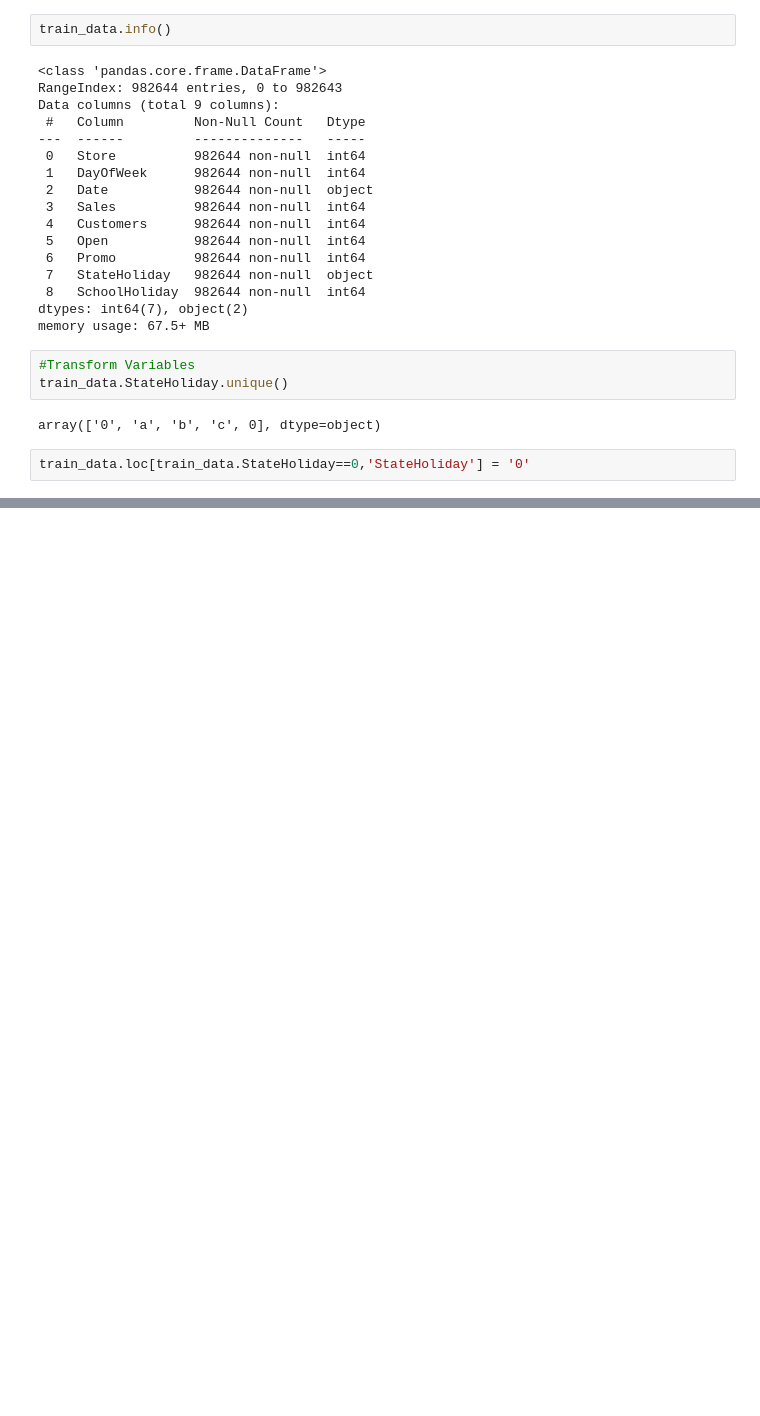
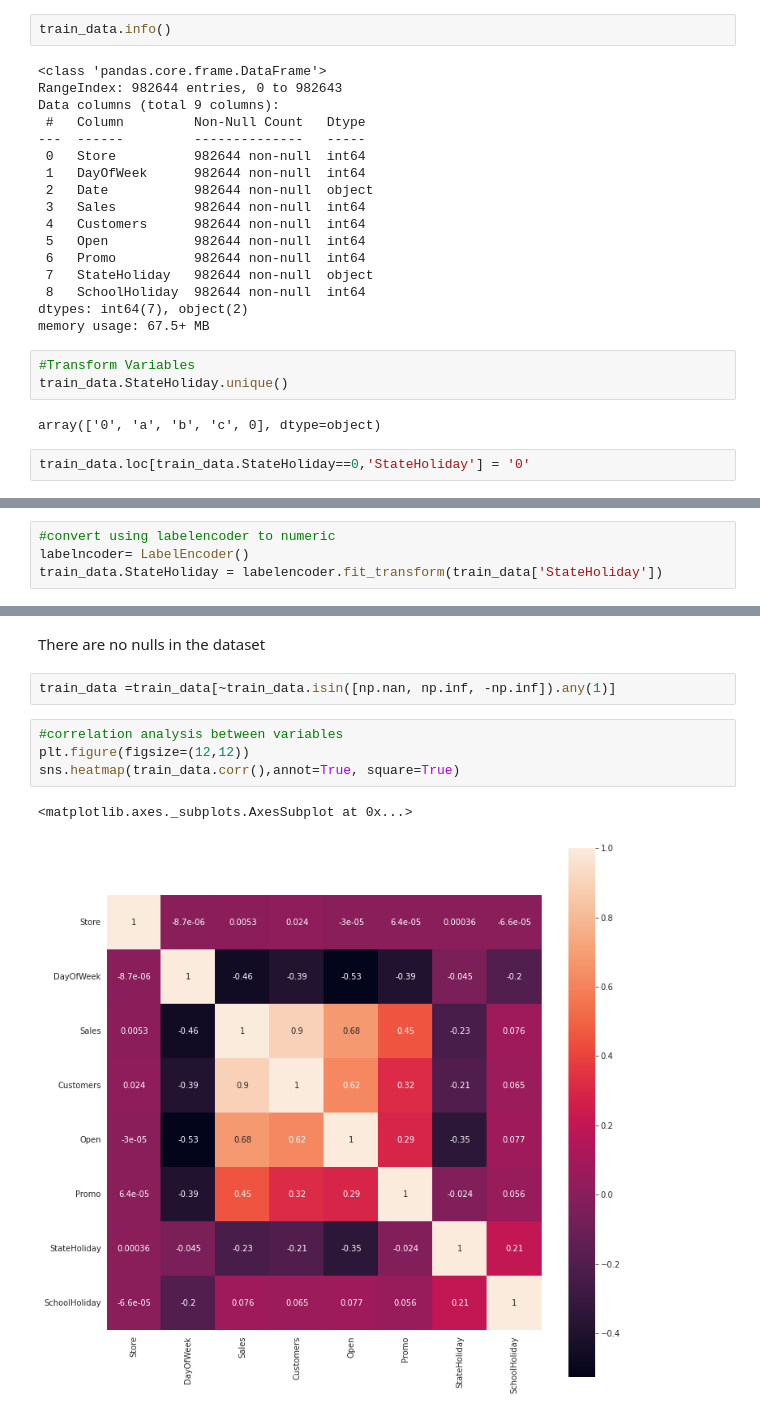
Before and after one commit to kumarsh8483/AI, a Jupyter notebook: Welcome_To_Colaboratory.ipynb, the cells around one changed output, grey strips where cells are left out. Cells and saved outputs as stored; diff of their text form; blank space fills up the shorter version.

```diff
--- a/Welcome_To_Colaboratory.ipynb
+++ b/Welcome_To_Colaboratory.ipynb
@@ -193,0 +204,4 @@ train_data.loc[train_data.StateHoliday==0,'StateHoliday'] = '0'
+# %%
+#convert using labelencoder to numeric
+labelncoder= LabelEncoder()
+train_data.StateHoliday = labelencoder.fit_transform(train_data['StateHoliday'])
@@ -193,0 +230,11 @@ train_data.loc[train_data.StateHoliday==0,'StateHoliday'] = '0'
+# %% [markdown]
+There are no nulls in the dataset
+# %%
+train_data =train_data[~train_data.isin([np.nan, np.inf, -np.inf]).any(1)]
+# %%
+#correlation analysis between variables
+plt.figure(figsize=(12,12))
+sns.heatmap(train_data.corr(),annot=True, square=True)
+# %% [output]
+<matplotlib.axes._subplots.AxesSubplot at 0x...>
+[figure, added]
```
Also changed, not shown: parts of 98 cells of this notebook.
